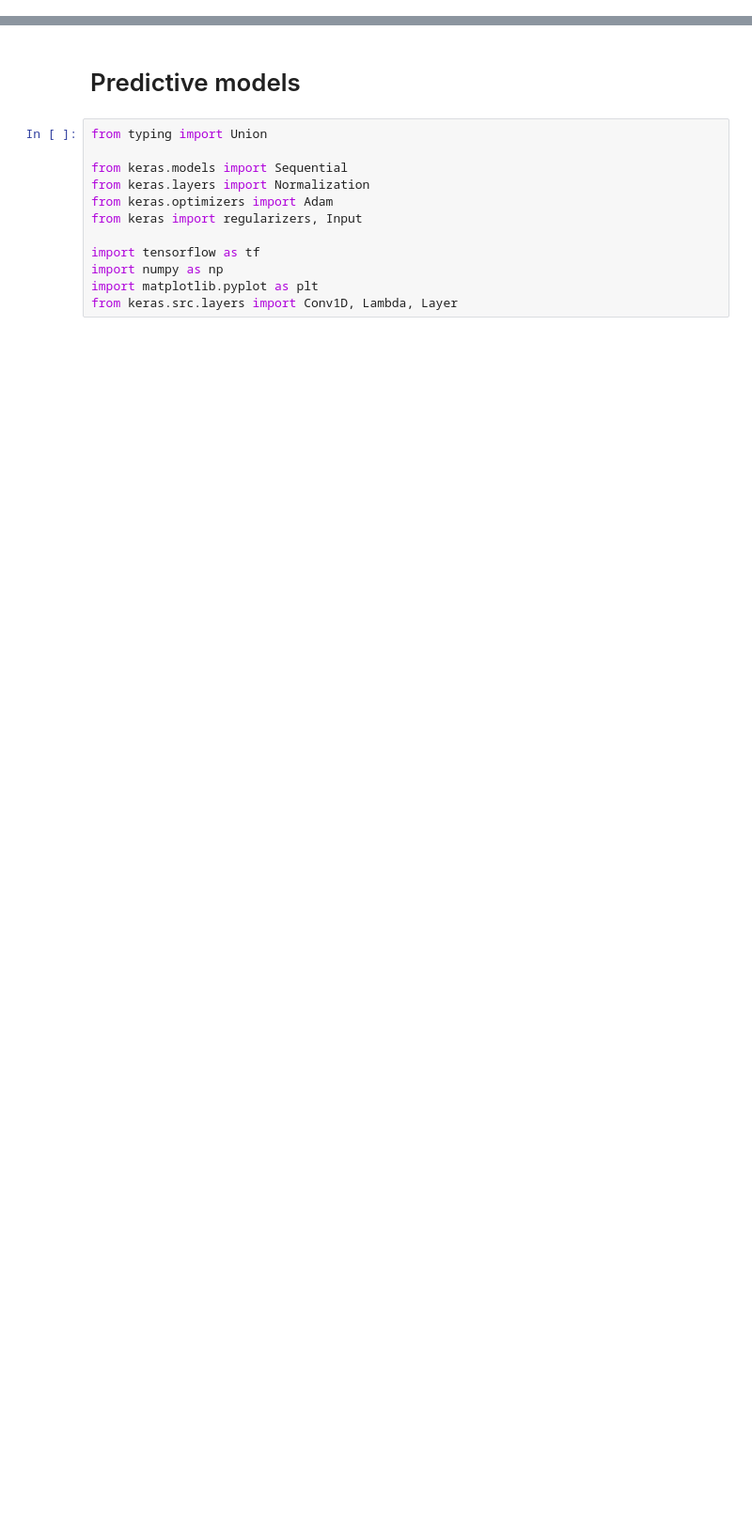
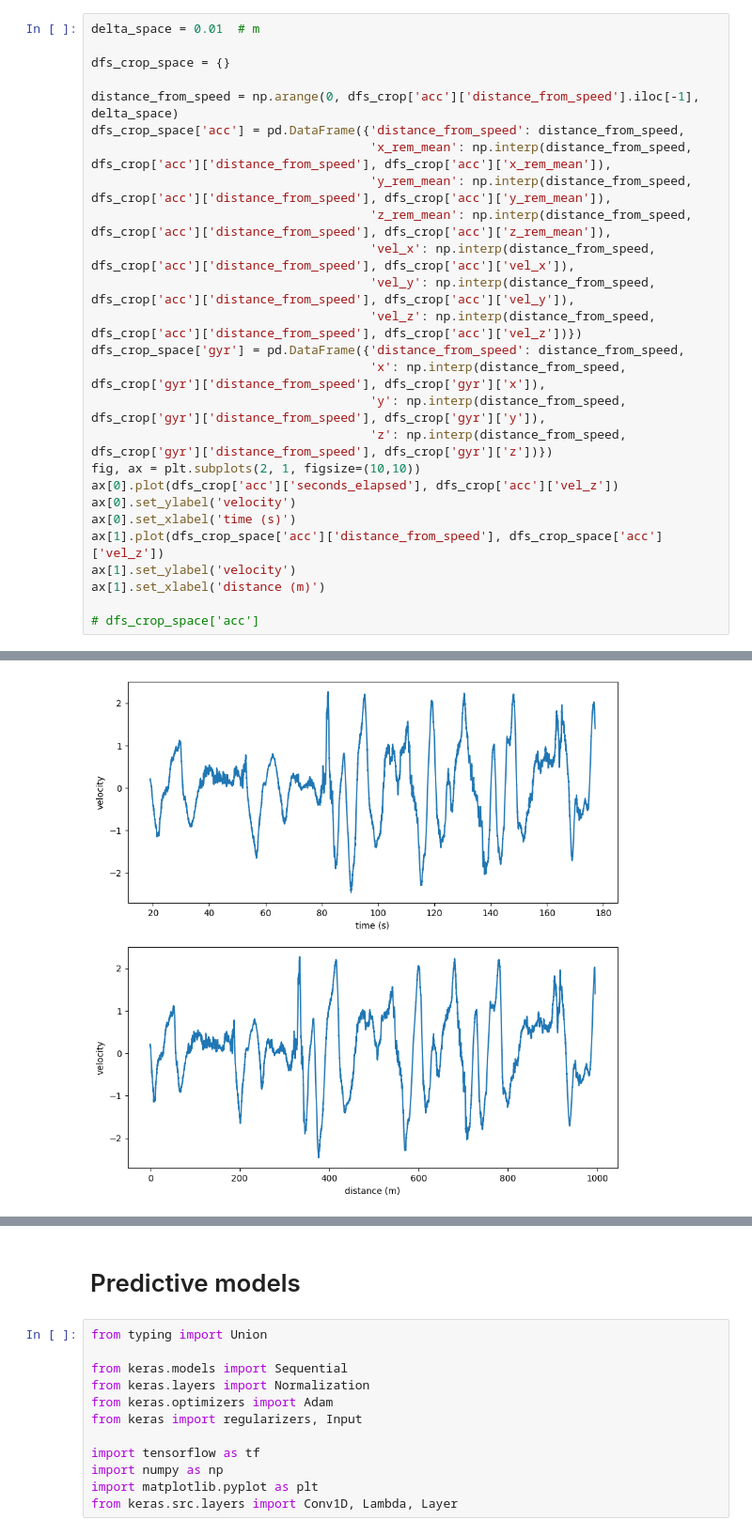
Before and after one commit to carloshernangarrido/car_models, a Jupyter notebook: test_tf_models.ipynb, the cells around one changed output, grey strips where cells are left out. Shown at 94% size. Drawn from its saved outputs; the diff is of its cells as text; blank space fills up the shorter version.

```diff
--- a/test_tf_models.ipynb
+++ b/test_tf_models.ipynb
@@ -89,0 +221,27 @@ class SameRoadLossCallback(tf.keras.callbacks.Callback):
+# %%
+delta_space = 0.01  # m
+
+dfs_crop_space = {}
+
+distance_from_speed = np.arange(0, dfs_crop['acc']['distance_from_speed'].iloc[-1], delta_space)
+dfs_crop_space['acc'] = pd.DataFrame({'distance_from_speed': distance_from_speed,
+                                      'x_rem_mean': np.interp(distance_from_speed, dfs_crop['acc']['distance_from_speed'], dfs_crop['acc']['x_rem_mean']),
+                                      'y_rem_mean': np.interp(distance_from_speed, dfs_crop['acc']['distance_from_speed'], dfs_crop['acc']['y_rem_mean']),
+                                      'z_rem_mean': np.interp(distance_from_speed, dfs_crop['acc']['distance_from_speed'], dfs_crop['acc']['z_rem_mean']),
+                                      'vel_x': np.interp(distance_from_speed, dfs_crop['acc']['distance_from_speed'], dfs_crop['acc']['vel_x']),
+                                      'vel_y': np.interp(distance_from_speed, dfs_crop['acc']['distance_from_speed'], dfs_crop['acc']['vel_y']),
+                                      'vel_z': np.interp(distance_from_speed, dfs_crop['acc']['distance_from_speed'], dfs_crop['acc']['vel_z'])})
+dfs_crop_space['gyr'] = pd.DataFrame({'distance_from_speed': distance_from_speed,
+                                      'x': np.interp(distance_from_speed, dfs_crop['gyr']['distance_from_speed'], dfs_crop['gyr']['x']),
+                                      'y': np.interp(distance_from_speed, dfs_crop['gyr']['distance_from_speed'], dfs_crop['gyr']['y']),
+                                      'z': np.interp(distance_from_speed, dfs_crop['gyr']['distance_from_speed'], dfs_crop['gyr']['z'])})
+fig, ax = plt.subplots(2, 1, figsize=(10,10))
+ax[0].plot(dfs_crop['acc']['seconds_elapsed'], dfs_crop['acc']['vel_z'])
+ax[0].set_ylabel('velocity')
+ax[0].set_xlabel('time (s)')
+ax[1].plot(dfs_crop_space['acc']['distance_from_speed'], dfs_crop_space['acc']['vel_z'])
+ax[1].set_ylabel('velocity')
+ax[1].set_xlabel('distance (m)')
+
+# dfs_crop_space['acc']
+# %% [output]
@@ -89,0 +249 @@ class SameRoadLossCallback(tf.keras.callbacks.Callback):
+[figure, added]
```
Also changed, not shown: parts of 43 cells of this notebook.
